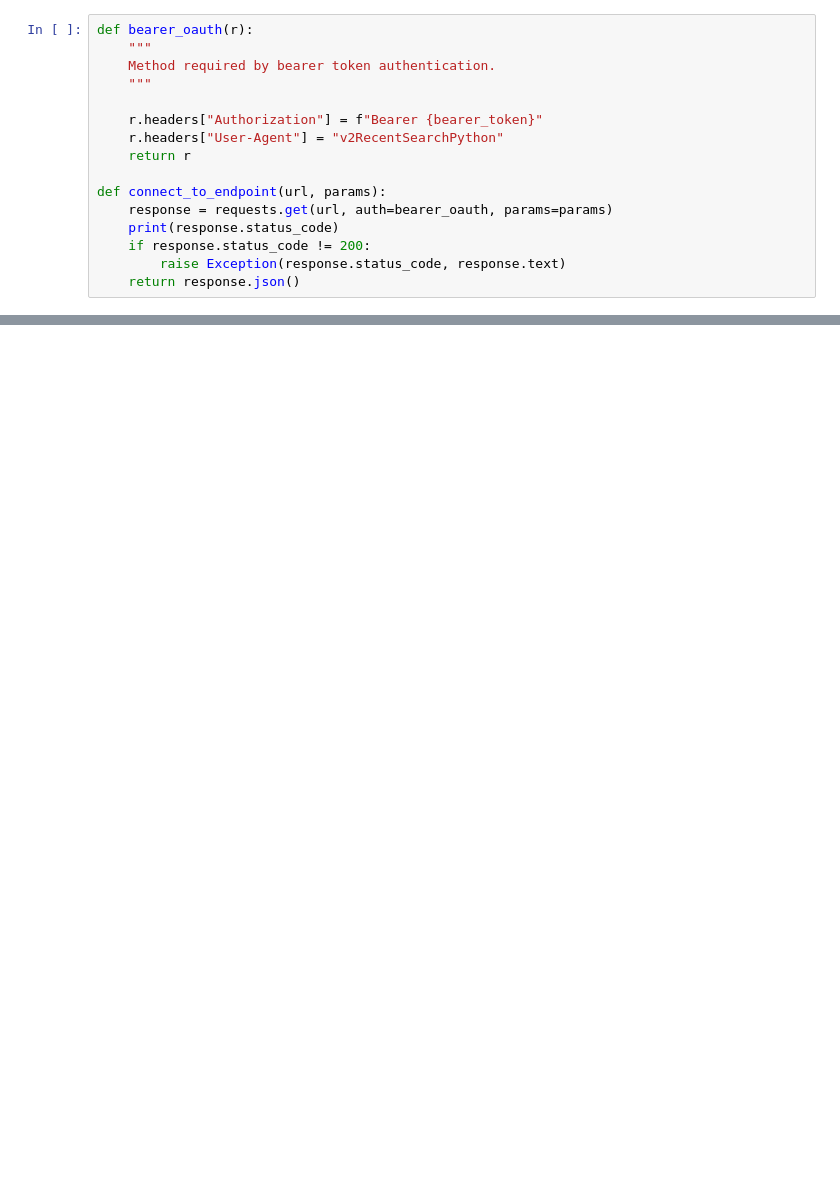
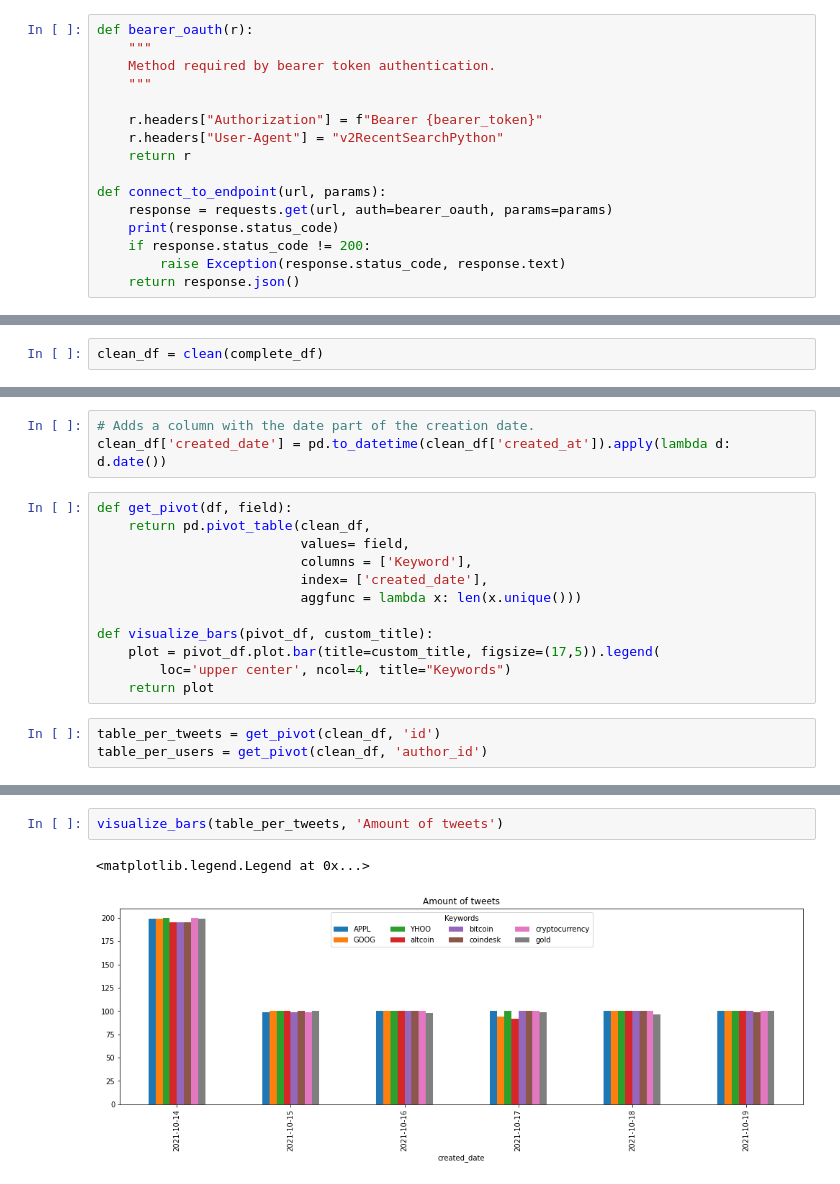
Before and after one commit to diegoortizmatajira/Data-Mining-and-Analysis, a Jupyter notebook: Assignment-01/Assignment-01.ipynb, the cells around one changed output, grey strips where cells are left out. Cells and saved outputs as stored; diff of their text form; blank space fills up the shorter version.

```diff
--- a/Assignment-01/Assignment-01.ipynb
+++ b/Assignment-01/Assignment-01.ipynb
@@ -108,0 +182,2 @@ complete_df.sample(10)
+# %%
+clean_df = clean(complete_df)
@@ -108,0 +201,18 @@ complete_df.sample(10)
+# %%
+# Adds a column with the date part of the creation date.
+clean_df['created_date'] = pd.to_datetime(clean_df['created_at']).apply(lambda d: d.date())
+# %%
+def get_pivot(df, field):
+    return pd.pivot_table(clean_df,
+                          values= field,
+                          columns = ['Keyword'],
+                          index= ['created_date'],
+                          aggfunc = lambda x: len(x.unique()))
+
+def visualize_bars(pivot_df, custom_title):
+    plot = pivot_df.plot.bar(title=custom_title, figsize=(17,5)).legend(
+        loc='upper center', ncol=4, title="Keywords")
+    return plot
+# %%
+table_per_tweets = get_pivot(clean_df, 'id')
+table_per_users = get_pivot(clean_df, 'author_id')
@@ -108,0 +231,5 @@ complete_df.sample(10)
+# %%
+visualize_bars(table_per_tweets, 'Amount of tweets')
+# %% [output]
+<matplotlib.legend.Legend at 0x...>
+[figure, added]
```
Also changed, not shown: parts of 17 cells of this notebook, 5 other files.
